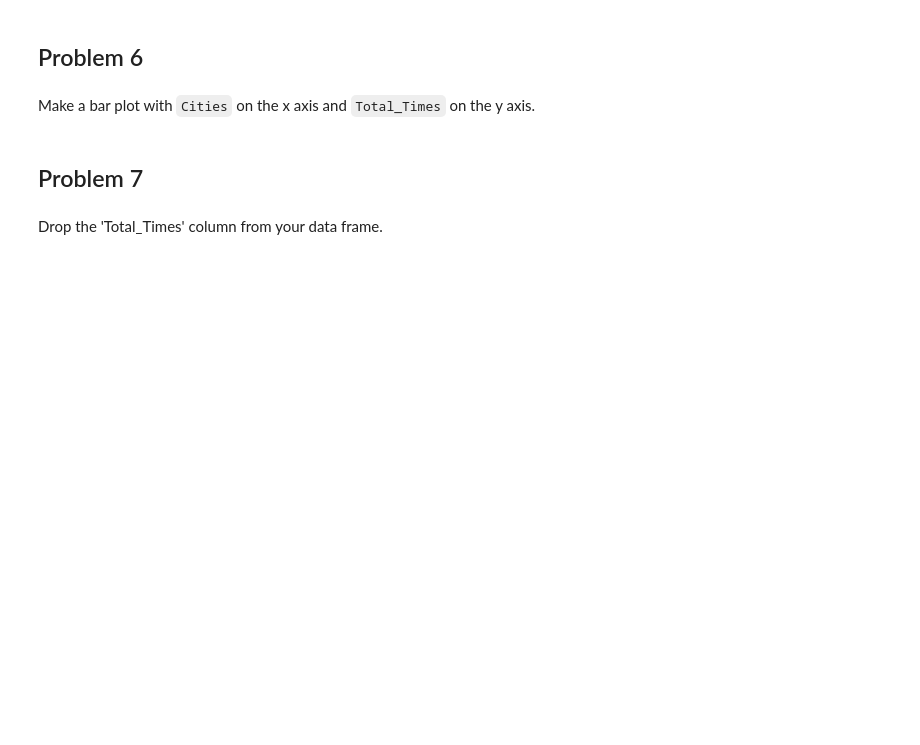
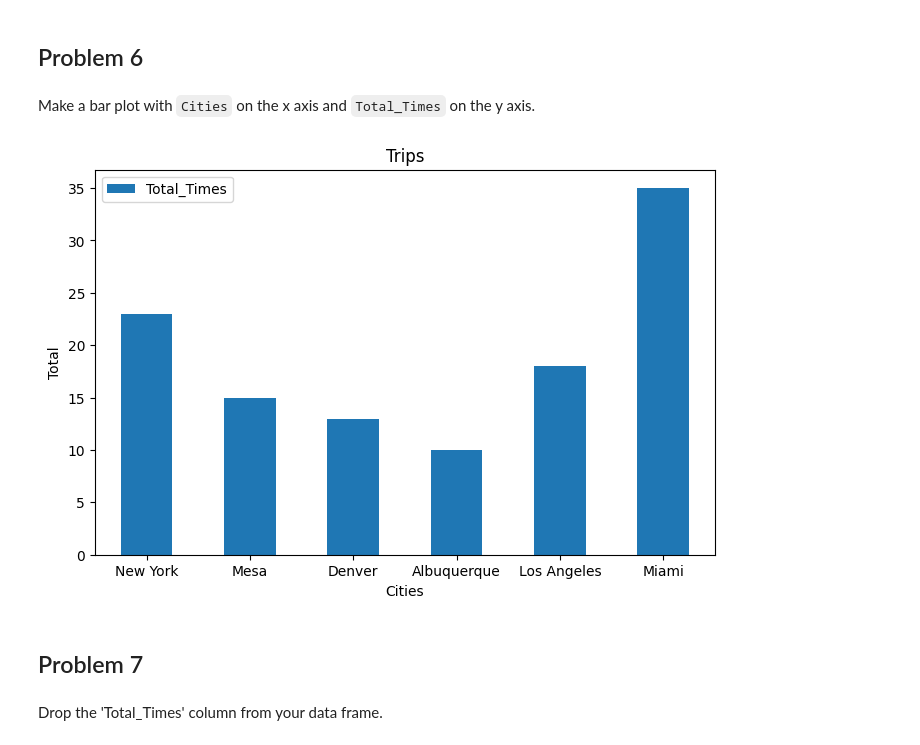
Before and after one commit to cyeef/Data-Science-Portfolio-C21-, a Jupyter notebook: Exercises/5b-Pandas.Exercise.ipynb, the cells around one changed output. Saved outputs shown, nothing was run; the diff lists cells and outputs as text; code cells hidden in the pictures; blank space fills up the shorter version.

```diff
--- a/Exercises/5b-Pandas.Exercise.ipynb
+++ b/Exercises/5b-Pandas.Exercise.ipynb
@@ -15,0 +21,17 @@ Create a pandas data frame called `cities_df` that contains the following column
+# %%
+import pandas as pd
+
+# Define data using a dictionary
+data = {
+        'Cities'       :   ['New York', 'Mesa', 'Denver', 'Albuquerque', 'Los Angeles', 'Miami'],
+        'States'     :   ['New York', 'Arizona', 'Colorado', 'New Mexico', 'California', 'Florida'],
+        'Regions'     :   ['North East', 'South West', 'South West', 'South West', 'West', 'South East'],
+      'Times_1'      :   [0, 3, 1, 5, 6, 23],
+      'Times_2'      :   [23, 10, 8, 5, 9, 0],
+      'Times_3'      :   [0, 2, 4, 0, 3, 12],
+
+}
+
+# Create the DataFrame
+cities_df = pd.DataFrame(data)
+print(cities_df)
@@ -29,3 +98,6 @@ Create a new column called `Total_Times` that contains the total number of times
 ## Problem 5
 # %% [markdown]
 Use indexing to access the cities that have been travelled to more than two times.
+# %%
+cities_df['Total_Times'] = cities_df['Times_1'] + cities_df['Times_2'] + cities_df['Times_3']
+print(cities_df)
@@ -33,6 +113,15 @@ Use indexing to access the cities that have been travelled to more than two time
 ## Problem 6
 # %% [markdown]
 Make a bar plot with `Cities` on the x axis and `Total_Times` on the y axis.
+# %%
+cities_df.plot.bar(x='Cities', y=['Total_Times'], figsize=(8, 5))
+
+plt.title('Trips')
+plt.ylabel('Total')
+plt.xticks(rotation=0)
+plt.show()
+# %% [output]
+[figure, added]
 # %% [markdown]
 ## Problem 7
 # %% [markdown]
```
Also changed, not shown: parts of 10 cells of this notebook.
